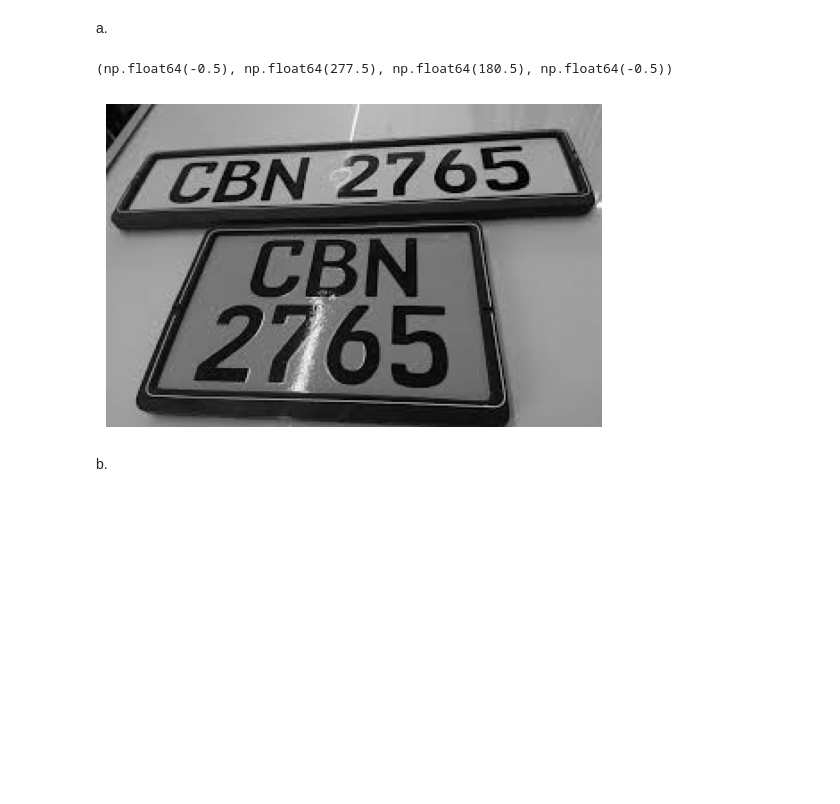
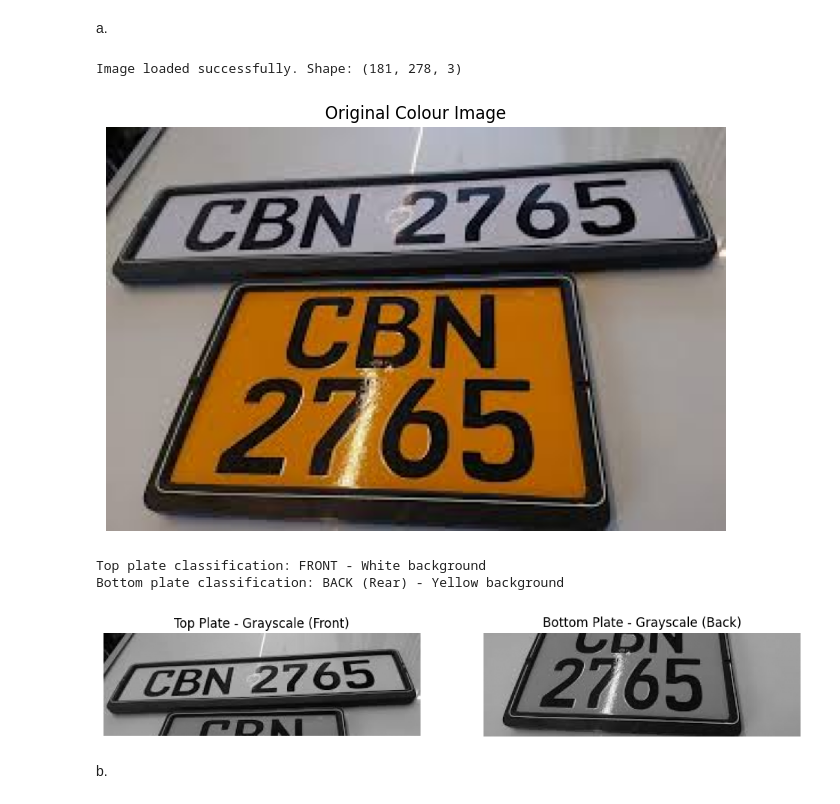
Before and after one commit to Yosh004/maths_cw, a Jupyter notebook: MathsCWipynb.ipynb, the cells around one changed output. Drawn from its saved outputs; the diff is of its cells as text; code cells hidden in the pictures; blank space fills up the shorter version.

```diff
--- a/MathsCWipynb.ipynb
+++ b/MathsCWipynb.ipynb
@@ -149,17 +222,72 @@ This shows regular rush hour travel patterns. These can be used to schedule more
 Queston 5 Image propressing
 # %% [markdown]
 a.
-# %%
-import cv2
-import matplotlib.pyplot as plt
-
-img = cv2.imread("/content/ehicle_plate.png")
-gray = cv2.cvtColor(img, cv2.COLOR_BGR2GRAY)
-
-plt.imshow(gray, cmap="gray")
-plt.axis("off")
-# %% [output]
-(np.float64(-0.5), np.float64(277.5), np.float64(180.5), np.float64(-0.5))
-[figure, removed]
+# %%
+import cv2
+import numpy as np
+import matplotlib.pyplot as plt
+
+# Load the colour image
+img = cv2.imread("ehicle_plate.png")
+
+if img is None:
+    raise FileNotFoundError("Image 'vehicle_plate.png' not found. Check the filename.")
+
+print("Image loaded successfully. Shape:", img.shape)
+
+# Convert BGR to RGB for correct colour display
+img_rgb = cv2.cvtColor(img, cv2.COLOR_BGR2RGB)
+
+# Display original colour image
+plt.figure(figsize=(8, 6))
+plt.imshow(img_rgb)
+plt.title("Original Colour Image")
+plt.axis("off")
+plt.show()
+
+
+# Separate the two plates
+height, width, _ = img.shape
+mid_y = height // 2
+
+top_plate_color = img[0:mid_y, :, :]        # Top: front plate (white background)
+bottom_plate_color = img[mid_y:, :, :]     # Bottom: back plate (yellow background)
+
+# Convert each plate to grayscale
+top_gray = cv2.cvtColor(top_plate_color, cv2.COLOR_BGR2GRAY)
+bottom_gray = cv2.cvtColor(bottom_plate_color, cv2.COLOR_BGR2GRAY)
+
+# Function to classify front vs back using HSV colour space
+def classify_plate(color_img):
+    hsv = cv2.cvtColor(color_img, cv2.COLOR_BGR2HSV)
+    mean_hue = np.mean(hsv[:, :, 0])
+    mean_saturation = np.mean(hsv[:, :, 1])
+    if 15 < mean_hue < 40 and mean_saturation > 80:
+        return "BACK (Rear) - Yellow background"
+    else:
+        return "FRONT - White background"
+
+# Results
+print("Top plate classification:", classify_plate(top_plate_color))
+print("Bottom plate classification:", classify_plate(bottom_plate_color))
+
+# Display grayscale versions side-by-side
+plt.figure(figsize=(12, 5))
+plt.subplot(1, 2, 1)
+plt.imshow(top_gray, cmap="gray")
+plt.title("Top Plate - Grayscale (Front)")
+plt.axis("off")
+
+plt.subplot(1, 2, 2)
+plt.imshow(bottom_gray, cmap="gray")
+plt.title("Bottom Plate - Grayscale (Back)")
+plt.axis("off")
+plt.show()
+# %% [output]
+Image loaded successfully. Shape: (181, 278, 3)
+[figure, added]
+Top plate classification: FRONT - White background
+Bottom plate classification: BACK (Rear) - Yellow background
+[figure, added]
 # %% [markdown]
 b.
```
Also changed, not shown: parts of 29 cells of this notebook, 1 other file.
